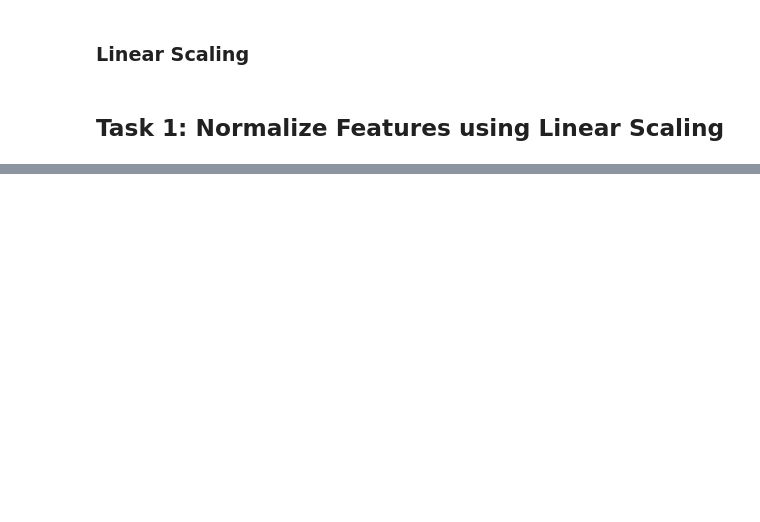
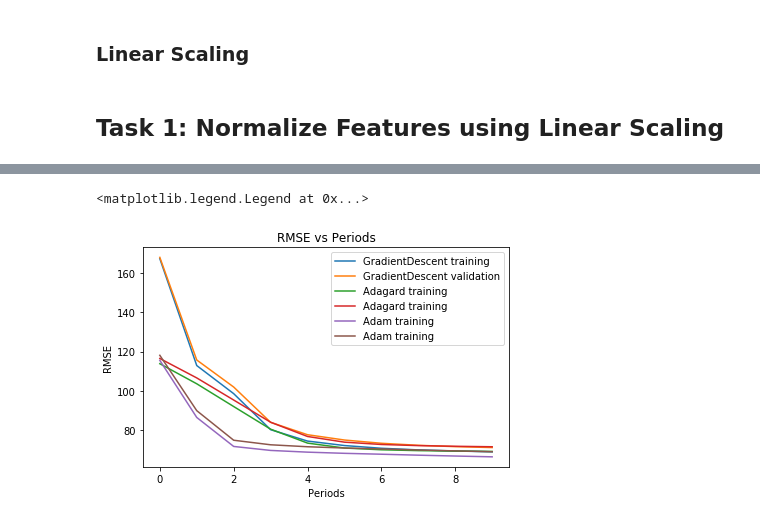
Before and after one commit to AustinSong/ml-crash-course, a Jupyter notebook: programming_exercises/Improving Neural Network Performance.ipynb, the cells around one changed output, grey strips where cells are left out. Cells and saved outputs as stored; diff of their text form; code cells hidden in the pictures; blank space fills up the shorter version.

```diff
--- a/programming_exercises/Improving Neural Network Performance.ipynb
+++ b/programming_exercises/Improving Neural Network Performance.ipynb
@@ -295,0 +358,15 @@ Final RMSE (validation: 70.24
+# %%
+plt.ylabel("RMSE")
+plt.xlabel("Periods")
+plt.title("RMSE vs Periods")
+plt.tight_layout()
+plt.plot(gd_training_loss, label="GradientDescent training")
+plt.plot(gd_validation_loss, label="GradientDescent validation")
+plt.plot(adagard_training_losses, label="Adagard training")
+plt.plot(adagard_validation_losses, label="Adagard training")
+plt.plot(adam_training_losses, label="Adam training")
+plt.plot(adam_validation_losses, label="Adam training")
+plt.legend()
+# %% [output]
+<matplotlib.legend.Legend at 0x...>
+[figure, added]
```
Also changed, not shown: parts of 7 cells of this notebook.
